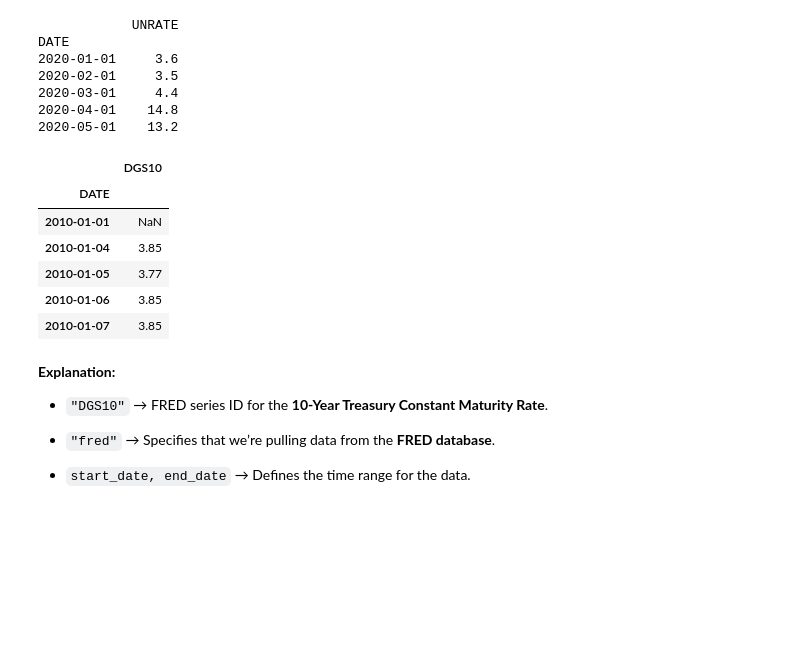
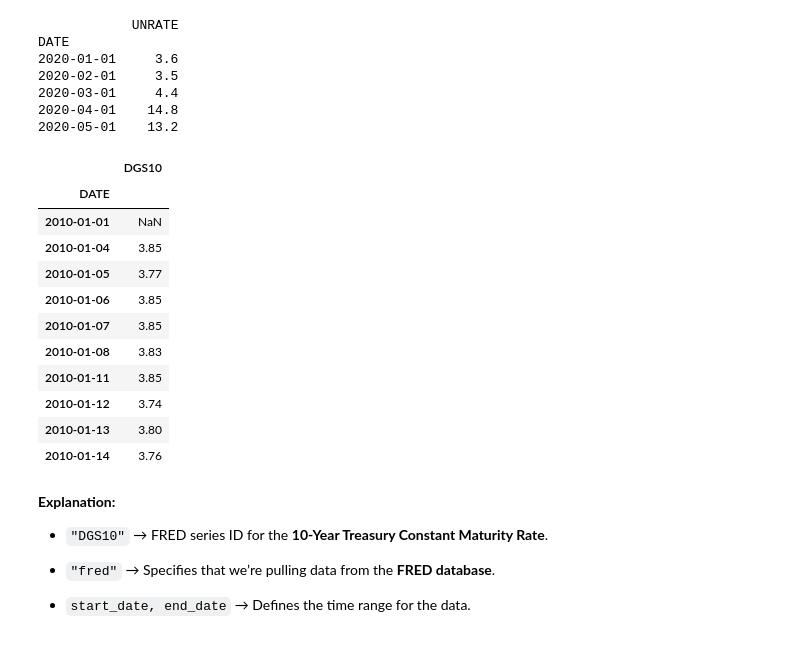
Before and after one commit to polyhedron-gdl/ml-for-finance-intro, a Jupyter notebook: 2025/01-notebooks/nb-lesson-1-3.ipynb, the cells around one changed output. Saved outputs shown, nothing was run; the diff lists cells and outputs as text; code cells hidden in the pictures; blank space fills up the shorter version.

```diff
--- a/2025/01-notebooks/nb-lesson-1-3.ipynb
+++ b/2025/01-notebooks/nb-lesson-1-3.ipynb
@@ -77,27 +77,32 @@ DATE
 # %%
 # Example: Fetching the U.S. 10-Year Treasury Yield
 # The FRED series ID for the 10-year Treasury yield is "DGS10".
 
 import pandas_datareader as pdr
 import datetime
 
 # Define the time period
 start_date = datetime.datetime(2010, 1, 1)
 end_date = datetime.datetime(2024, 2, 1)
 
 # Fetch 10-Year Treasury Yield data from FRED
 interest_rates = pdr.data.DataReader("DGS10", "fred", start_date, end_date)
 
 # Display the first few rows
-interest_rates.head()
+interest_rates.head(10)
 # %% [output]
 |  | DGS10 |
 | DATE |  |
 | 2010-01-01 | NaN |
 | 2010-01-04 | 3.85 |
 | 2010-01-05 | 3.77 |
 | 2010-01-06 | 3.85 |
 | 2010-01-07 | 3.85 |
+| 2010-01-08 | 3.83 |
+| 2010-01-11 | 3.85 |
+| 2010-01-12 | 3.74 |
+| 2010-01-13 | 3.80 |
+| 2010-01-14 | 3.76 |
 # %% [markdown]
 **Explanation:**
 
```
Also changed, not shown: parts of 2 cells of this notebook, 1 other file.
